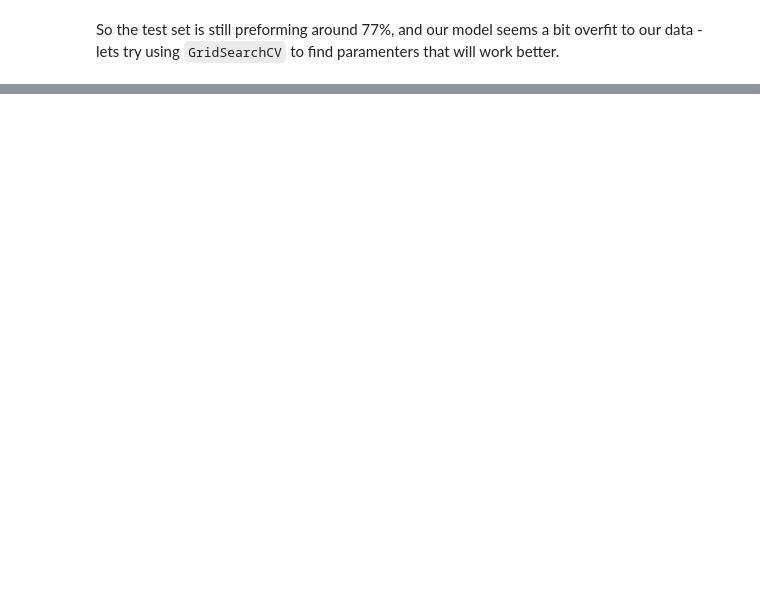
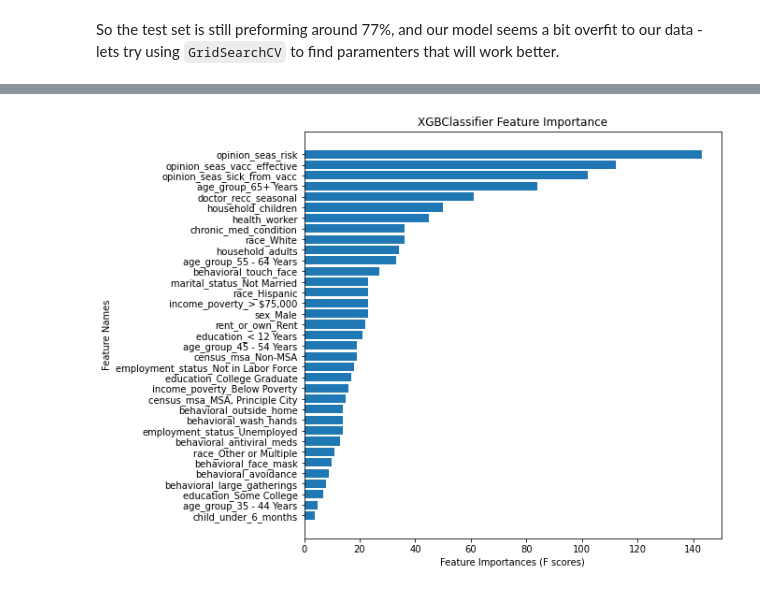
Before and after one commit to sanderlin2013/Predicting-Flu-Vaccines, a Jupyter notebook: Predicting Flu Vaccine Compliance.ipynb, the cells around one changed output, grey strips where cells are left out. Cells and saved outputs as stored; diff of their text form; code cells hidden in the pictures; blank space fills up the shorter version.

```diff
--- a/Predicting Flu Vaccine Compliance.ipynb
+++ b/Predicting Flu Vaccine Compliance.ipynb
@@ -618,7 +613,7 @@ So the test set is still preforming around 77%, and our model seems a bit overfi
 # creating the parameters grid
 param_grid = {
     'base_XGB__learning_rate': [0.1, 0.2],
-    'base_XGB__max_depth': [4, 5],
+    'base_XGB__max_depth': [3, 4],
     'base_XGB__min_child_weight': [2, 3],
     'base_XGB__subsample': [0.6, 0.7],
     'base_XGB__n_estimators': [75, 80],
@@ -689,0 +684,15 @@ Validation accuracy: 78.61%
+# %%
+#get feature importances
+optimized_XGB_pipe = Pipeline(steps=[("preprocessing_pipe", preprocessing_pipe),
+                      ("optimized_XGB", XGBClassifier(random_state=42,
+                                                      use_label_encoder=False,
+                                                      learning_rate =  0.1,
+                                                      max_depth = 4,
+                                                      min_child_weight = 3,
+                                                      n_estimators = 75,
+                                                      subsample = 0.7))])
+optimized_XGB_pipe.fit(X_train, y_train)
+
+# https://9to5answer.com/feature-importance-with-xgbclassifier
+xgb_fea_imp=pd.DataFrame(list(optimized_XGB_pipe[1].get_booster().get_fscore().items()))
+#https://stackoverflow.com/questions/54933804/how-to-restore-the-original-feature-names-in-xgboost-feature-importance-plot-af
@@ -689,0 +701,7 @@ Validation accuracy: 78.61%
+# %%
+#plot the data -ASK FAITH
+#xgb_fea_names = pd.DataFrame(list(optimized_XGB_pipe[1].get_booster().feature_names))
+plot_importance(feature_names[:], xgb_fea_imp[1], "Feature Names", "Feature Importances (F scores)",
+                "XGBClassifier Feature Importance")
+# %% [output]
+[figure, added]
```
Also changed, not shown: parts of 29 cells of this notebook, 1 other file.
